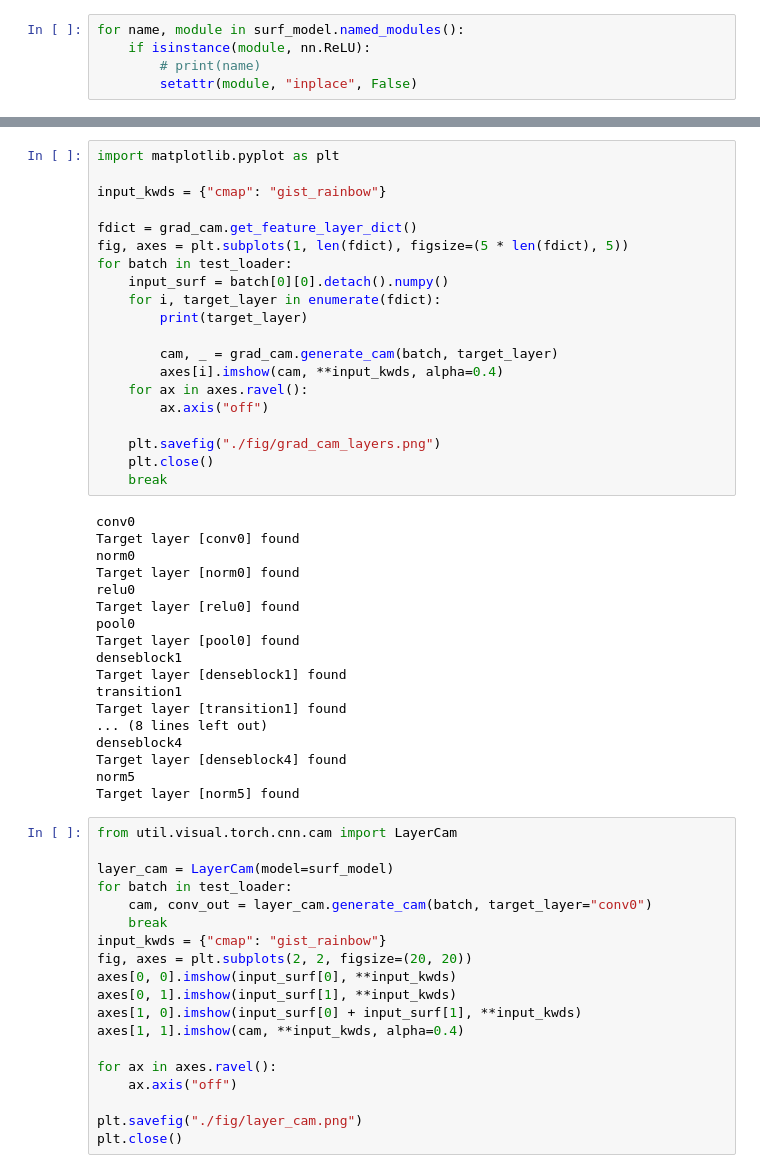
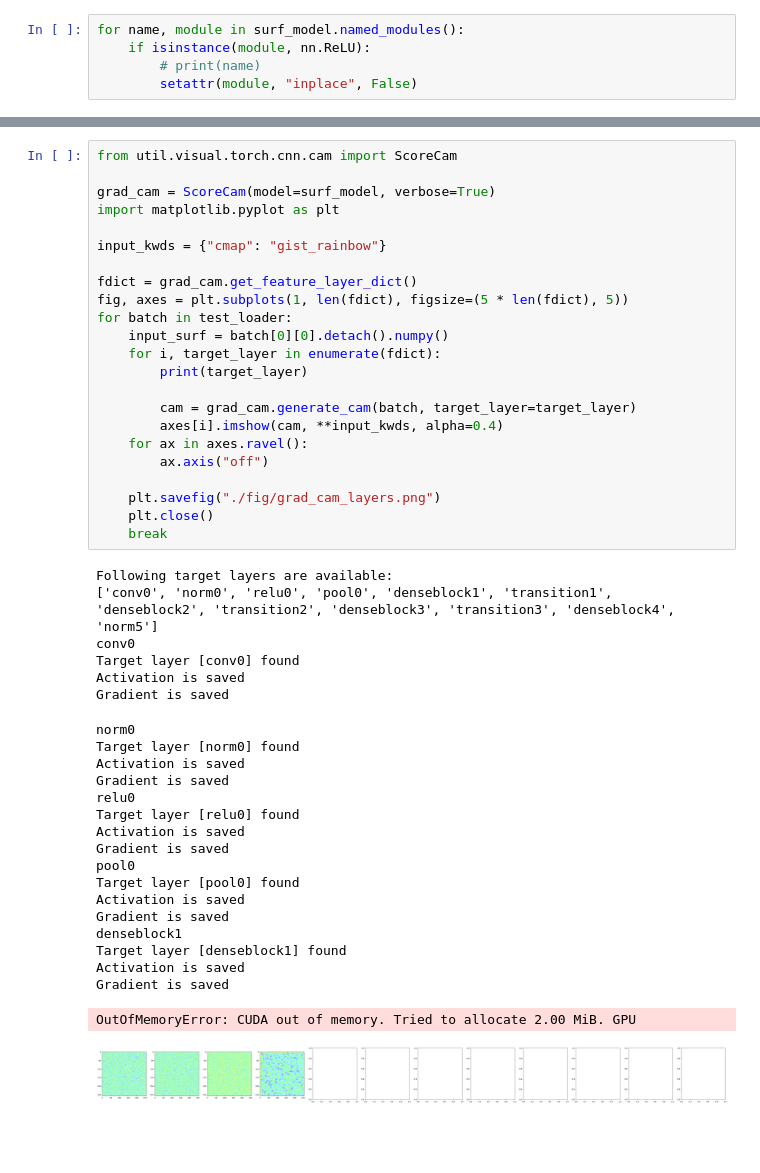
Before and after one commit to Joe-zhouman/TcrSurfModel, a Jupyter notebook: example/visualization/cam.ipynb, the cells around one changed output, grey strips where cells are left out. Saved outputs shown, nothing was run; the diff lists cells and outputs as text; blank space fills up the shorter version.

Commit message:
refactor: use hook to get activations and gradients

```diff
--- a/example/visualization/cam.ipynb
+++ b/example/visualization/cam.ipynb
@@ -175,57 +217,48 @@ Following target layer is available:
 # %%
+from util.visual.torch.cnn.cam import ScoreCam
+
+grad_cam = ScoreCam(model=surf_model, verbose=True)
 import matplotlib.pyplot as plt
 
 input_kwds = {"cmap": "gist_rainbow"}
 
 fdict = grad_cam.get_feature_layer_dict()
 fig, axes = plt.subplots(1, len(fdict), figsize=(5 * len(fdict), 5))
 for batch in test_loader:
     input_surf = batch[0][0].detach().numpy()
     for i, target_layer in enumerate(fdict):
         print(target_layer)
 
-        cam, _ = grad_cam.generate_cam(batch, target_layer)
+        cam = grad_cam.generate_cam(batch, target_layer=target_layer)
         axes[i].imshow(cam, **input_kwds, alpha=0.4)
     for ax in axes.ravel():
         ax.axis("off")
 
     plt.savefig("./fig/grad_cam_layers.png")
     plt.close()
     break
 # %% [output]
+Following target layers are available:
+['conv0', 'norm0', 'relu0', 'pool0', 'denseblock1', 'transition1', 'denseblock2', 'transition2', 'denseblock3', 'transition3', 'denseblock4', 'norm5']
 conv0
 Target layer [conv0] found
-norm0
-Target layer [norm0] found
-relu0
-Target layer [relu0] found
-pool0
-Target layer [pool0] found
-denseblock1
-Target layer [denseblock1] found
-transition1
-Target layer [transition1] found
-... (8 lines left out)
-denseblock4
-Target layer [denseblock4] found
-norm5
-Target layer [norm5] found
+Activation is saved
+Gradient is saved
+norm0
+Target layer [norm0] found
+Activation is saved
+Gradient is saved
+relu0
+Target layer [relu0] found
+Activation is saved
+Gradient is saved
+pool0
+Target layer [pool0] found
+Activation is saved
+Gradient is saved
+denseblock1
+Target layer [denseblock1] found
+Activation is saved
+Gradient is saved
+OutOfMemoryError: CUDA out of memory. Tried to allocate 2.00 MiB. GPU
+[figure, added]
-# %%
-from util.visual.torch.cnn.cam import LayerCam
-
-layer_cam = LayerCam(model=surf_model)
-for batch in test_loader:
-    cam, conv_out = layer_cam.generate_cam(batch, target_layer="conv0")
-    break
-input_kwds = {"cmap": "gist_rainbow"}
-fig, axes = plt.subplots(2, 2, figsize=(20, 20))
-axes[0, 0].imshow(input_surf[0], **input_kwds)
-axes[0, 1].imshow(input_surf[1], **input_kwds)
-axes[1, 0].imshow(input_surf[0] + input_surf[1], **input_kwds)
-axes[1, 1].imshow(cam, **input_kwds, alpha=0.4)
-
-for ax in axes.ravel():
-    ax.axis("off")
-
-plt.savefig("./fig/layer_cam.png")
-plt.close()
```
Also changed, not shown: parts of 5 cells of this notebook, 4 other files.
